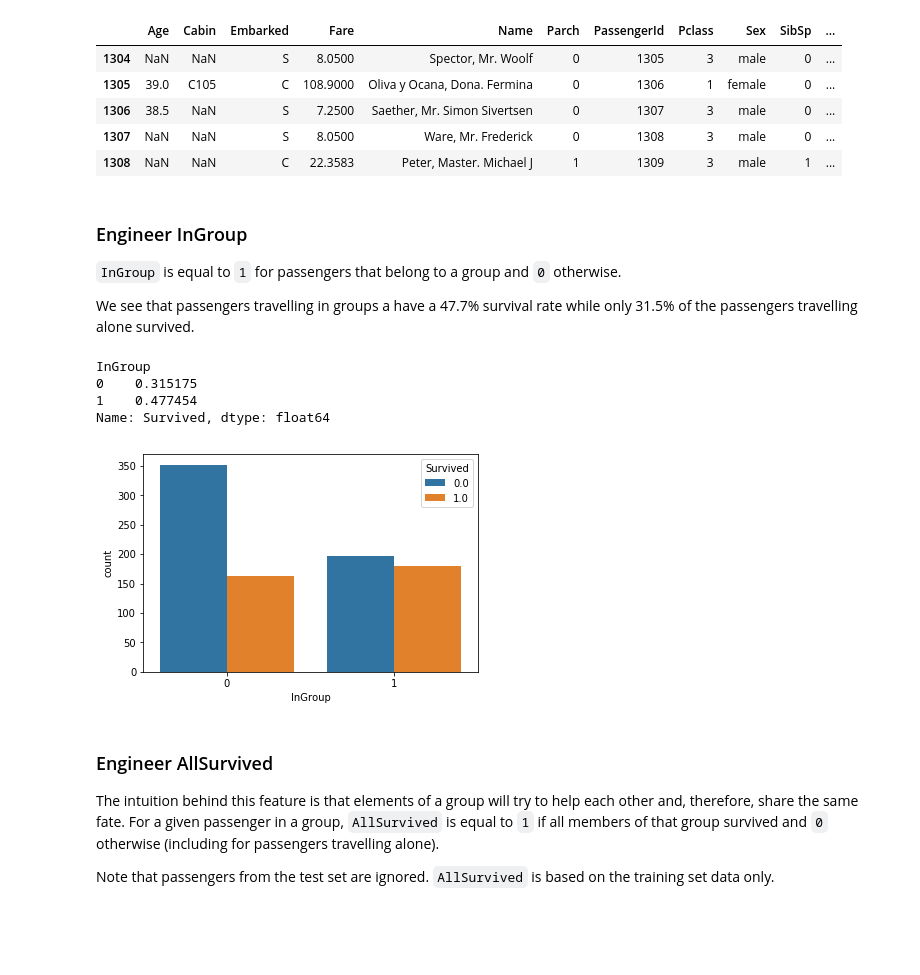
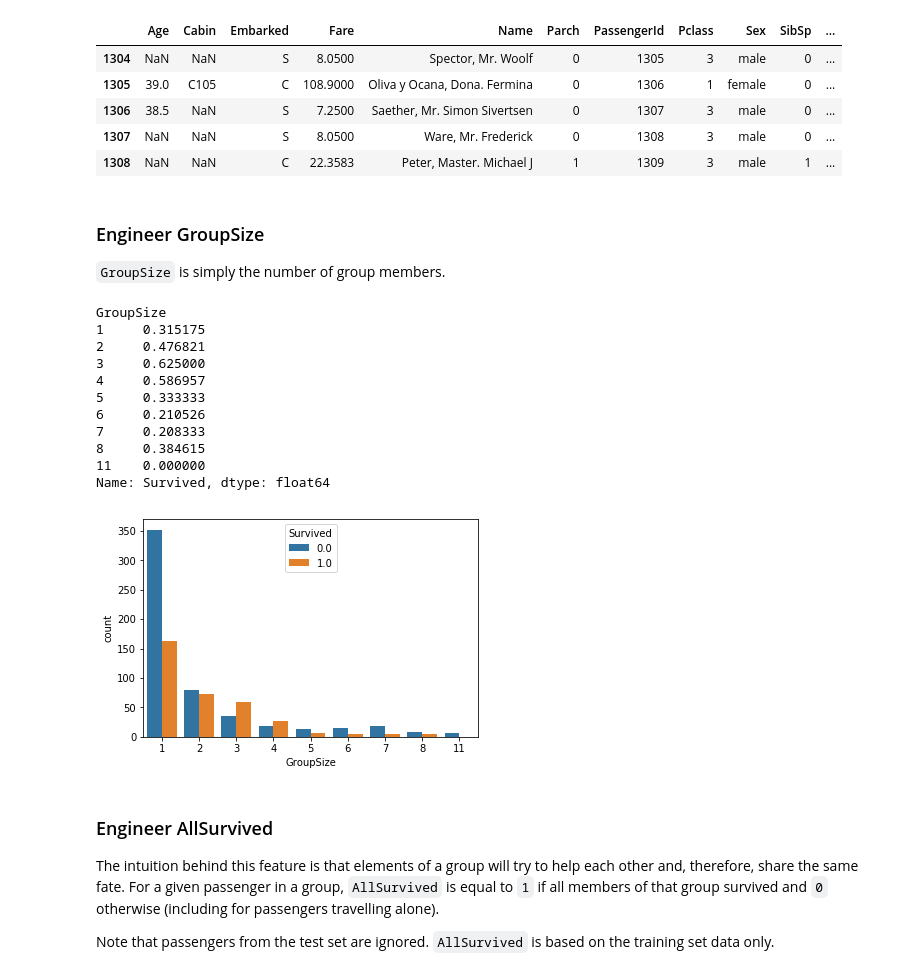
Before and after one commit to davidtvs/kaggle-titanic, a Jupyter notebook: surviving-the-titanic.ipynb, the cells around one changed output. Saved outputs shown, nothing was run; the diff lists cells and outputs as text; code cells hidden in the pictures; blank space fills up the shorter version.

Commit message:
Replace InGroup with GroupSize

```diff
--- a/surviving-the-titanic.ipynb
+++ b/surviving-the-titanic.ipynb
@@ -454,27 +454,33 @@ dataset.tail()
 | 1306 | 38.5 | NaN | S | 7.2500 | Saether, Mr. Simon Sivertsen | 0 | 1307 | 3 | male | 0 | ... |
 | 1307 | NaN | NaN | S | 8.0500 | Ware, Mr. Frederick | 0 | 1308 | 3 | male | 0 | ... |
 | 1308 | NaN | NaN | C | 22.3583 | Peter, Master. Michael J | 1 | 1309 | 3 | male | 1 | ... |
-# %% [markdown]
-### Engineer InGroup
-
-`InGroup` is equal to `1` for passengers that belong to a group and `0` otherwise.
-
-We see that passengers travelling in groups a have a 47.7% survival rate while only 31.5% of the passengers travelling alone survived.
+# %% [markdown]
+### Engineer GroupSize
+
+`GroupSize` is simply the number of group members.
 # %%
-dataset['InGroup'] = (dataset['GroupId'] != 0).astype(int)
+dataset['GroupSize'] = dataset.groupby('GroupId')['GroupId'].transform('count')
+dataset.loc[dataset['GroupId'] == 0, 'GroupSize'] = 1
 
 # Add to the train and test datasets
-train['InGroup'] = dataset.iloc[:train_len, -1]
-test['InGroup'] = dataset.iloc[train_len:, -1].reset_index(drop=True)
+train['GroupSize'] = dataset.iloc[:train_len, -1]
+test['GroupSize'] = dataset.iloc[train_len:, -1].reset_index(drop=True)
 
-_ = sns.countplot(x='InGroup', hue='Survived', data=train)
-train.groupby('InGroup')['Survived'].mean()
+_ = sns.countplot(x='GroupSize', hue='Survived', data=train)
+train.groupby('GroupSize')['Survived'].mean()
 # %% [output]
-InGroup
-0    0.315175
-1    0.477454
+GroupSize
+1     0.315175
+2     0.476821
+3     0.625000
+4     0.586957
+5     0.333333
+6     0.210526
+7     0.208333
+8     0.384615
+11    0.000000
 Name: Survived, dtype: float64
-[figure, old version]
+[figure, new version]
 # %% [markdown]
 ### Engineer AllSurvived
 
```
Also changed, not shown: parts of 17 cells of this notebook.
